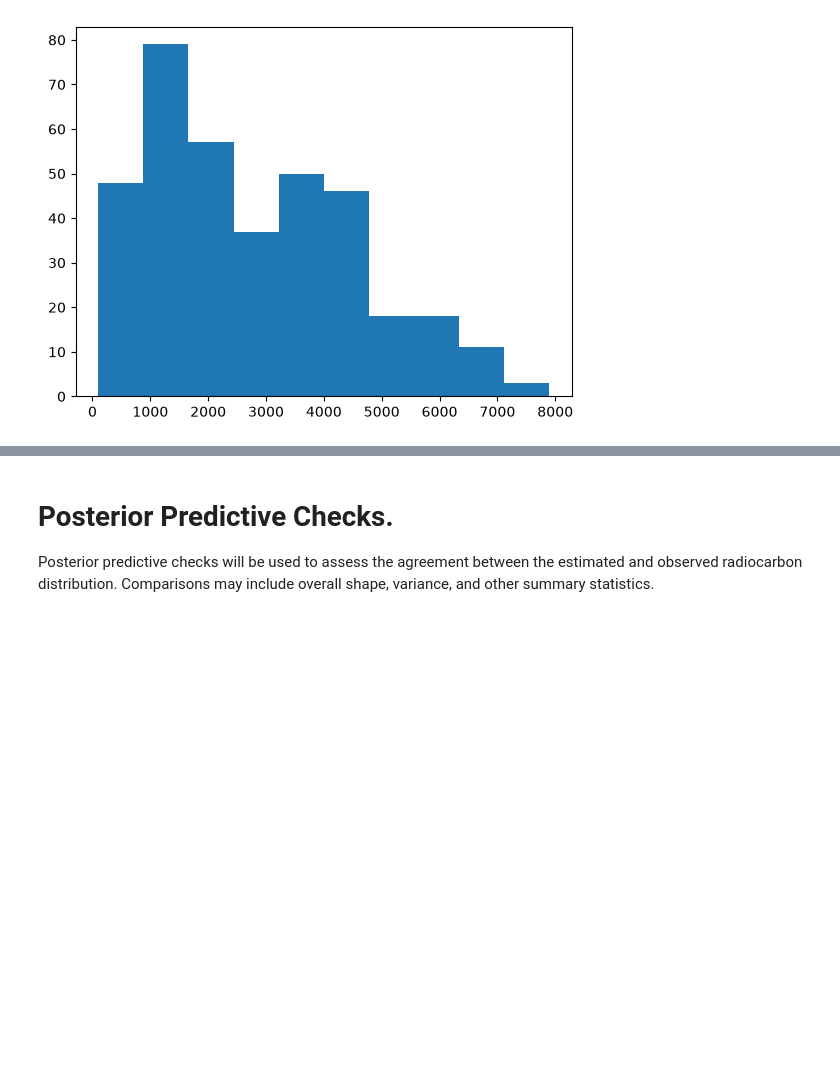
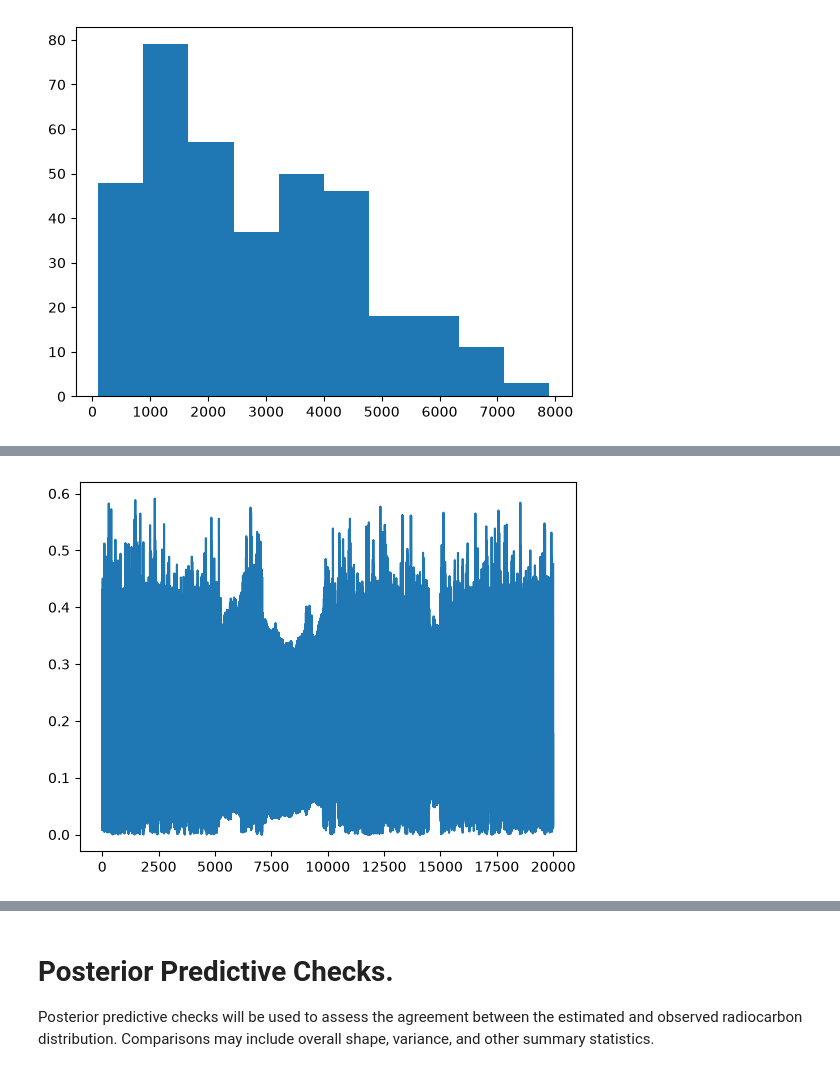
Before and after one commit to marchmanjake/radiocarbon, a Jupyter notebook: final_project_model_pipeline-1.ipynb, the cells around one changed output, grey strips where cells are left out. Saved outputs shown, nothing was run; the diff lists cells and outputs as text; code cells hidden in the pictures; blank space fills up the shorter version.

```diff
--- a/final_project_model_pipeline-1.ipynb
+++ b/final_project_model_pipeline-1.ipynb
@@ -201,0 +264,5 @@ The effective sample size per chain is smaller than 100 for some parameters.  A
+# %%
+plt.plot(idata.posterior["w"].values.flatten())
+plt.show()
+# %% [output]
+[figure, added]
```
Also changed, not shown: parts of 15 cells of this notebook.
